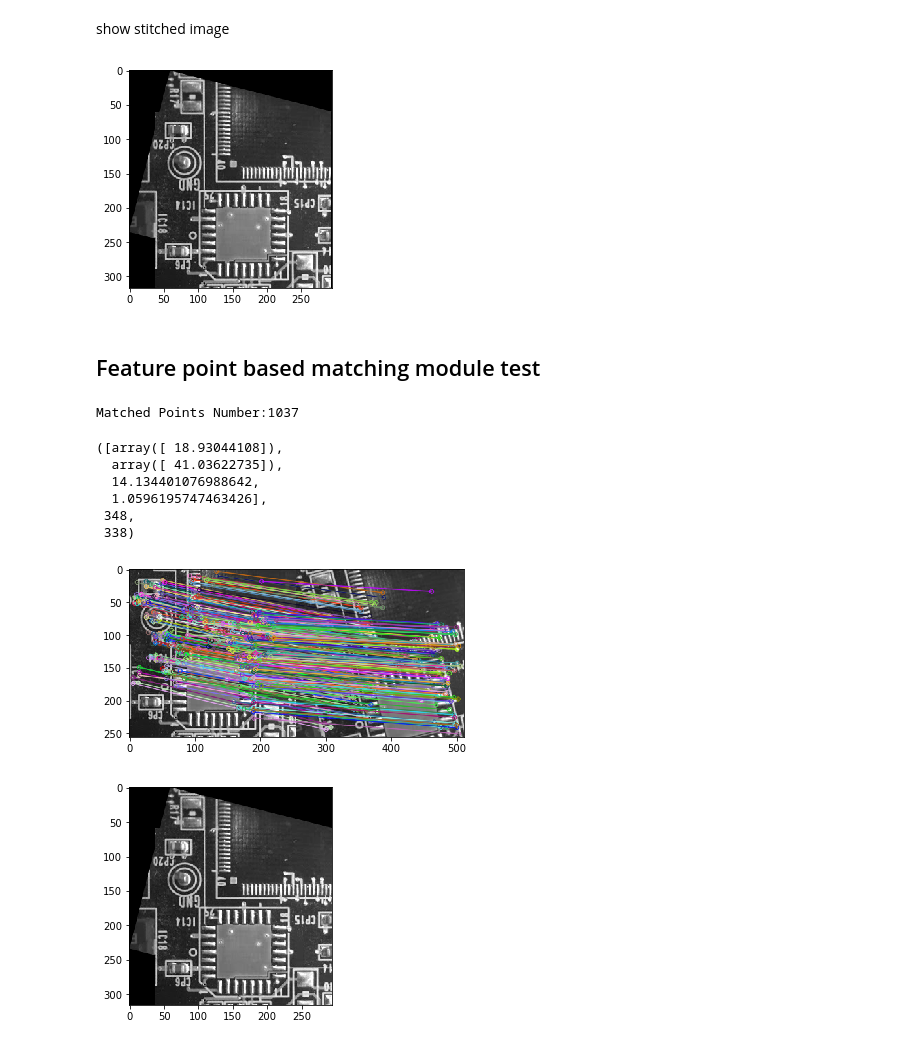
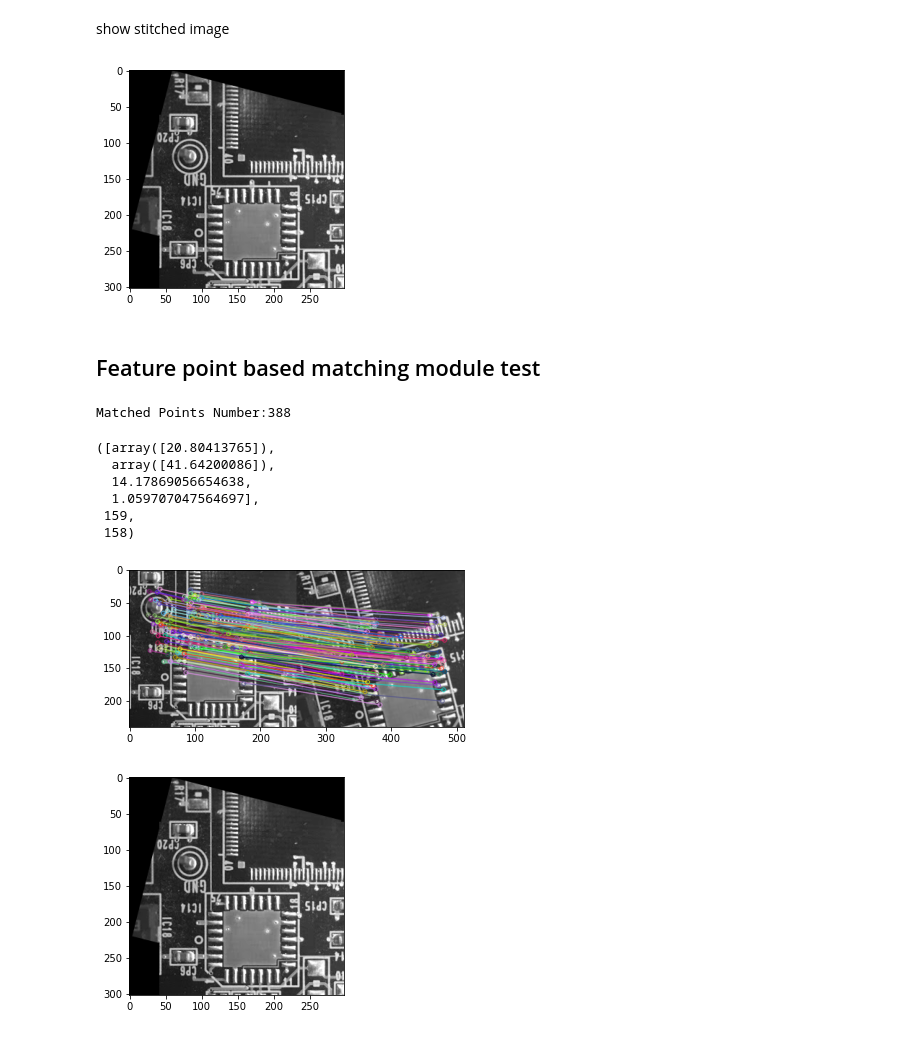
Before and after one commit to YoshiRi/ImRegPOC, a Jupyter notebook: python_package/Test.ipynb, the cells around one changed output. Saved outputs shown, nothing was run; the diff lists cells and outputs as text; code cells hidden in the pictures.

```diff
--- a/python_package/Test.ipynb
+++ b/python_package/Test.ipynb
@@ -12,8 +12,8 @@ from matplotlib import pyplot as plt
 ## Phase correlation module test
 # %%
 # read monocular image
-ref = cv2.imread('ref.png',0)
-cmp = cv2.imread('cmp.png',0)
+ref = cv2.imread('imgs/ref.png',0)
+cmp = cv2.imread('imgs/cmp.png',0)
 
 plt.subplot(121)
 plt.imshow(ref,cmap='gray')
@@ -61,26 +58,26 @@ show stitched image
 # %%
 result.stitching()
 # %% [output]
-[figure, old version]
+[figure, new version]
 # %% [markdown]
 ## Feature point based matching module test
 # %%
 # initialization (SIFT can be changed to other descriptor)
-matcher = imregpoc.TempMatcher(ref,'SIFT')
+matcher = imregpoc.TempMatcher(ref,'AKAZE')
 matcher.match(cmp,1)
 # %% [output]
-Matched Points Number:1037
+Matched Points Number:388
-([array([ 18.93044108]),
-  array([ 41.03622735]),
-  14.134401076988642,
-  1.0596195747463426],
- 348,
- 338)
+([array([20.80413765]),
+  array([41.64200086]),
+  14.17869056654638,
+  1.059707047564697],
+ 159,
+ 158)
-[figure, old version]
+[figure, new version]
 # %%
 # perspective transformation matrix (Homography matrix)
 matcher.getPerspective()
 # stitching two images based on the matching result
 matcher.stitching()
 # %% [output]
-[figure, old version]
+[figure, new version]
```
Also changed, not shown: parts of 19 cells of this notebook, 9 other files.
